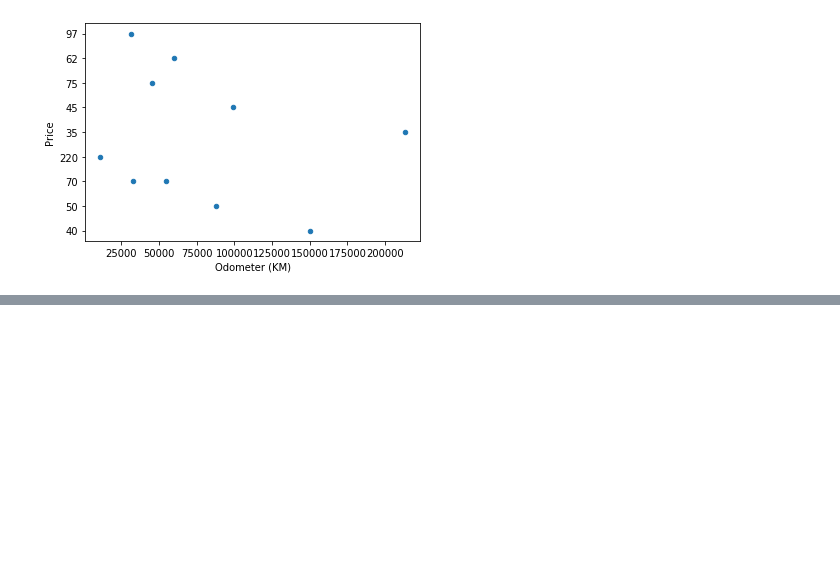
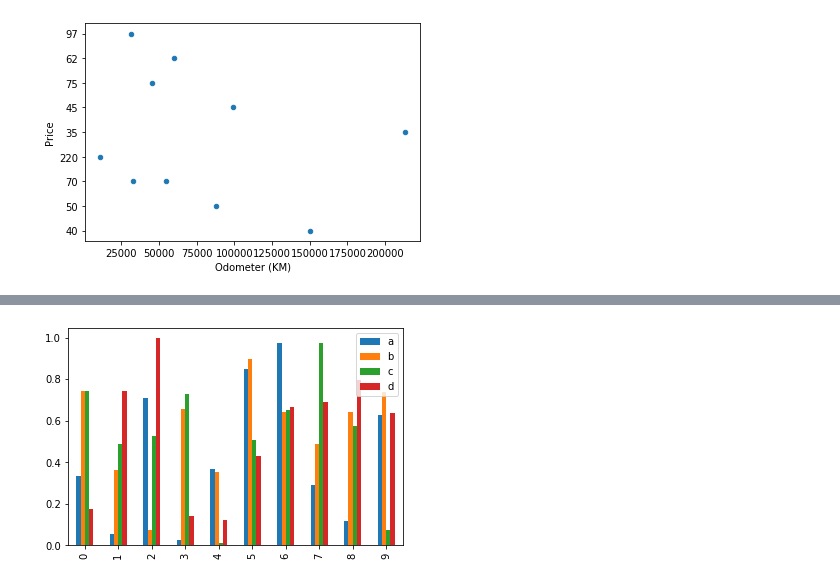
Before and after one commit to yukti845/Data-Science-1, a Jupyter notebook: Day 10/Plotting From Pandas DataFrames.ipynb, the cells around one changed output, grey strips where cells are left out. Drawn from its saved outputs; the diff is of its cells as text; code cells hidden in the pictures; blank space fills up the shorter version.

```diff
--- a/Day 10/Plotting From Pandas DataFrames.ipynb
+++ b/Day 10/Plotting From Pandas DataFrames.ipynb
@@ -144,0 +170,4 @@ car_sales.plot(x="Odometer (KM)", y="Price", kind="scatter")
+# %%
+df.plot(kind="bar");
+# %% [output]
+[figure, added]
```
Also changed, not shown: parts of 7 cells of this notebook.
